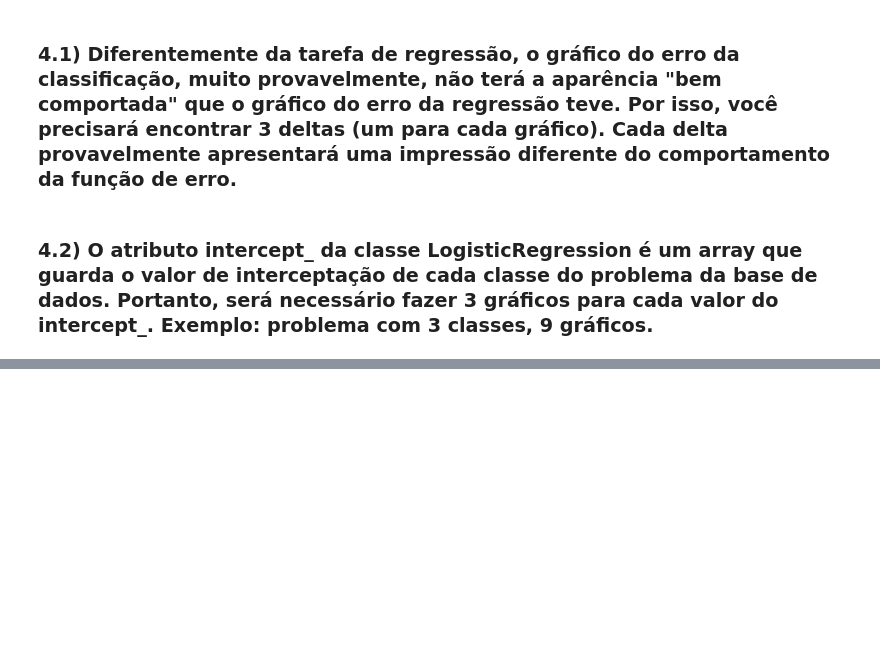
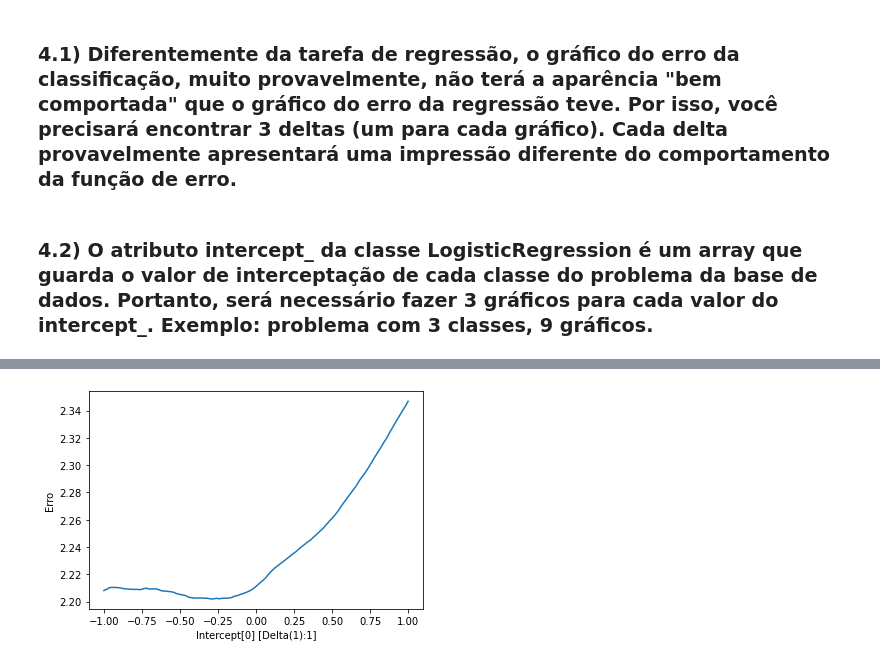
Before and after one commit to TNK443/RecPadroes, a Jupyter notebook: 02_Classificacao_Tarefa.ipynb, the cells around one changed output, grey strips where cells are left out. Drawn from its saved outputs; the diff is of its cells as text; code cells hidden in the pictures; blank space fills up the shorter version.

```diff
--- a/02_Classificacao_Tarefa.ipynb
+++ b/02_Classificacao_Tarefa.ipynb
@@ -178,3 +174,99 @@ MSE = 2.211093746772872
 ### 4.1) Diferentemente da tarefa de regressão, o gráfico do erro da classificação, muito provavelmente, não terá a aparência "bem comportada" que o gráfico do erro da regressão teve. Por isso, você precisará encontrar 3 deltas (um para cada gráfico). Cada delta provavelmente apresentará uma impressão diferente do comportamento da função de erro.
 # %% [markdown]
 ### 4.2) O atributo intercept_ da classe LogisticRegression é um array que guarda o valor de interceptação de cada classe do problema da base de dados. Portanto, será necessário fazer 3 gráficos para cada valor do intercept_. Exemplo: problema com 3 classes, 9 gráficos.
+# %%
+# ================================================================================
+#                                 CODIGO V
+# ================================================================================
+# --------------------------------------------------------------------------------
+delta1 = [  1,   1,   1,   1,   1,   1,   1]
+delta2 = [ 10,  10,  10,  10,  10,  10,  10]
+delta3 = [100, 100, 100, 100, 100, 100, 100]
+
+def plot(i):
+    name = 'INTERCEPT[' + str(i+1) + ']'
+    print('=' * 100)
+    print(' '*(round((100-len(name))/2)),name)
+    print('=' * 100)
+
+    # ---------- DELTA01 ----------
+    name = 'DELTA 01'
+    print(' '*10, '-'*80)
+    print(' '*(round((100-len(name))/2)),name)
+    print()
+
+    erros = []
+    intercept = modelo.intercept_[i]
+    ws1 = np.linspace( (intercept - delta1[i]), (intercept + delta1[i]), 101)
+    for w in ws1:
+        modelo.intercept_[i] = w
+        ypred = modelo.predict(X)
+        erro = mean_squared_error(y, ypred)
+        erros.append(erro)
+    modelo.intercept_[i] = intercept
+
+    plt.ylabel("Erro")
+    plt.xlabel(f"Intercept[{i}] [Delta(1):{delta1[i]}]")
+    plt.plot(ws1,erros)
+    plt.show()
+
+
+    # ---------- DELTA02 ----------
+    name = 'DELTA 02'
+    print()
+    print(' '*10, '-'*80)
+    print(' '*(round((100-len(name))/2)),name)
+    print()
+
+    erros = []
+    intercept = modelo.intercept_[i]
+    ws2 = np.linspace( (intercept - delta2[i]), (intercept + delta2[i]), 101)
+    for w in ws2:
+        modelo.intercept_[i] = w
+        ypred = modelo.predict(X)
+        erro = mean_squared_error(y, ypred)
+        erros.append(erro)
+    modelo.intercept_[i] = intercept
+    plt.ylabel("Erro")
+    plt.xlabel(f"Intercept[{i}] [Delta(2):{delta2[i]}]")
+    plt.plot(ws2,erros)
+    plt.show()
+
+
+    # ---------- DELTA03 ----------
+    name = 'DELTA 03'
+    print()
+    print(' '*10, '-'*80)
+    print(' '*(round((100-len(name))/2)),name)
+    print()
+
+    erros = []
+    intercept = modelo.intercept_[i]
+    ws3 = np.linspace( (intercept - delta3[i]), (intercept + delta3[i]), 101)
+    for w in ws3:
+        modelo.intercept_[i] = w
+        ypred = modelo.predict(X)
+        erro = mean_squared_error(y, ypred)
+        erros.append(erro)
+    modelo.intercept_[i] = intercept
+    plt.ylabel("Erro")
+    plt.xlabel(f"Intercept[{i}] [Delta(3):{delta3[i]}]")
+    plt.plot(ws3,erros)
+    plt.show()
+
+    print()
+    print(' '*10, '-'*80)
+    print()
+
+
+print('#' * 100)
+print()
+
+for i in range(len(modelo.intercept_)):
+    plot(i)
+
+print('#' * 100)
+print()
+# --------------------------------------------------------------------------------
+# ================================================================================
+# %% [output]
@@ -180,0 +280 @@ MSE = 2.211093746772872
+[figure, added]
```
Also changed, not shown: parts of 7 cells of this notebook.
